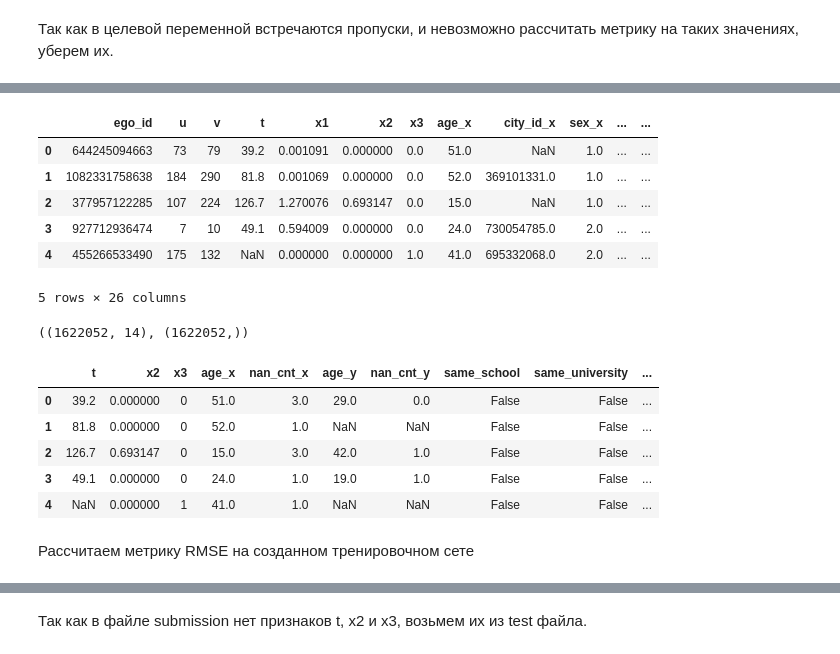
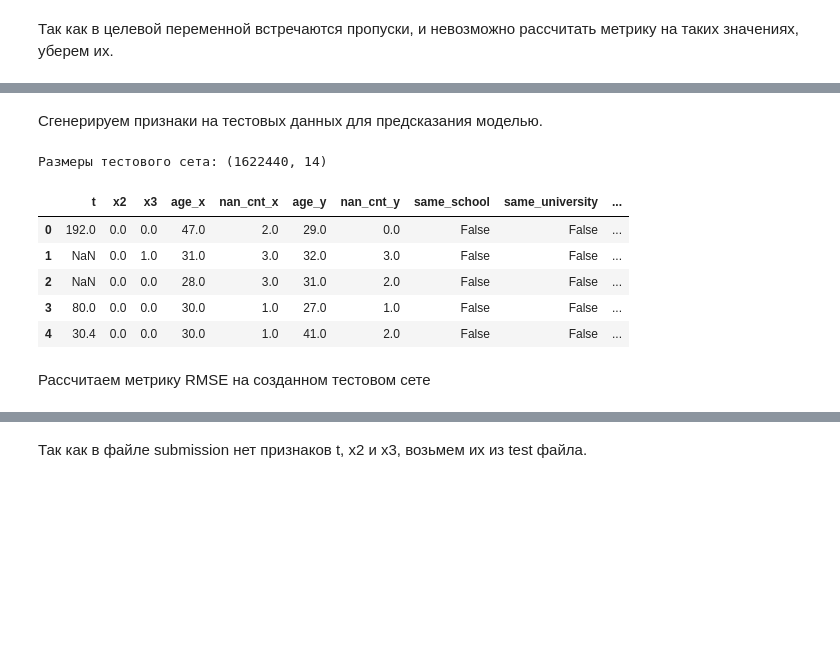
Before and after one commit to c-nemo/Edge-Prediction-on-Social-Network-Graph, a Jupyter notebook: solution.ipynb, the cells around one changed output, grey strips where cells are left out. Drawn from its saved outputs; the diff is of its cells as text; code cells hidden in the pictures; blank space fills up the shorter version.

```diff
--- a/solution.ipynb
+++ b/solution.ipynb
@@ -267,46 +207,19 @@ test_full.head()
-# %%
-test_full = test_full.join(
-    pd.get_dummies(test_full['sex_x'], prefix='sex_x')
-).join(
-    pd.get_dummies(test_full['sex_y'], prefix='sex_y')
-)
-
-test_full.head()
-# %% [output]
-|  | ego_id | u | v | t | x1 | x2 | x3 | age_x | city_id_x | sex_x | ... | ... |
-| 0 | 644245094663 | 73 | 79 | 39.2 | 0.001091 | 0.000000 | 0.0 | 51.0 | NaN | 1.0 | ... | ... |
-| 1 | 1082331758638 | 184 | 290 | 81.8 | 0.001069 | 0.000000 | 0.0 | 52.0 | 369101331.0 | 1.0 | ... | ... |
-| 2 | 377957122285 | 107 | 224 | 126.7 | 1.270076 | 0.693147 | 0.0 | 15.0 | NaN | 1.0 | ... | ... |
-| 3 | 927712936474 | 7 | 10 | 49.1 | 0.594009 | 0.000000 | 0.0 | 24.0 | 730054785.0 | 2.0 | ... | ... |
-| 4 | 455266533490 | 175 | 132 | NaN | 0.000000 | 0.000000 | 1.0 | 41.0 | 695332068.0 | 2.0 | ... | ... |
-5 rows × 26 columns
-# %%
-model_test_data_x = test_full.drop(
-    [
-        'ego_id', 'u', 'v', 'x1',
-        'sex_x', 'sex_y',
-        'city_id_x', 'city_id_y',
-        'school_x', 'school_y',
-        'university_x', 'university_y',
-    ],
-    axis=1
-)
-model_test_data_y = test_full['x1']
-
-model_test_data_x.shape, model_test_data_y.shape
-# %% [output]
-((1622052, 14), (1622052,))
-# %%
-model_test_data_x.head()
-# %% [output]
-|  | t | x2 | x3 | age_x | nan_cnt_x | age_y | nan_cnt_y | same_school | same_university | ... |
-| 0 | 39.2 | 0.000000 | 0 | 51.0 | 3.0 | 29.0 | 0.0 | False | False | ... |
-| 1 | 81.8 | 0.000000 | 0 | 52.0 | 1.0 | NaN | NaN | False | False | ... |
-| 2 | 126.7 | 0.693147 | 0 | 15.0 | 3.0 | 42.0 | 1.0 | False | False | ... |
-| 3 | 49.1 | 0.000000 | 0 | 24.0 | 1.0 | 19.0 | 1.0 | False | False | ... |
-| 4 | NaN | 0.000000 | 1 | 41.0 | 1.0 | NaN | NaN | False | False | ... |
+# %% [markdown]
+Сгенерируем признаки на тестовых данных для предсказания моделью.
+# %%
+model_test_data_x, model_test_data_y = generate_features(test)
+print('Размеры тестового сета:', model_test_data_x.shape)
+model_test_data_x.head()
+# %% [output]
+Размеры тестового сета: (1622440, 14)
+|  | t | x2 | x3 | age_x | nan_cnt_x | age_y | nan_cnt_y | same_school | same_university | ... |
+| 0 | 192.0 | 0.0 | 0.0 | 47.0 | 2.0 | 29.0 | 0.0 | False | False | ... |
+| 1 | NaN | 0.0 | 1.0 | 31.0 | 3.0 | 32.0 | 3.0 | False | False | ... |
+| 2 | NaN | 0.0 | 0.0 | 28.0 | 3.0 | 31.0 | 2.0 | False | False | ... |
+| 3 | 80.0 | 0.0 | 0.0 | 30.0 | 1.0 | 27.0 | 1.0 | False | False | ... |
+| 4 | 30.4 | 0.0 | 0.0 | 30.0 | 1.0 | 41.0 | 2.0 | False | False | ... |
 # %% [markdown]
-Рассчитаем метрику RMSE на созданном тренировочном сете
+Рассчитаем метрику RMSE на созданном тестовом сете
 # %%
 mean_squared_error(
     model_test_data_y,
```
Also changed, not shown: parts of 44 cells of this notebook.
